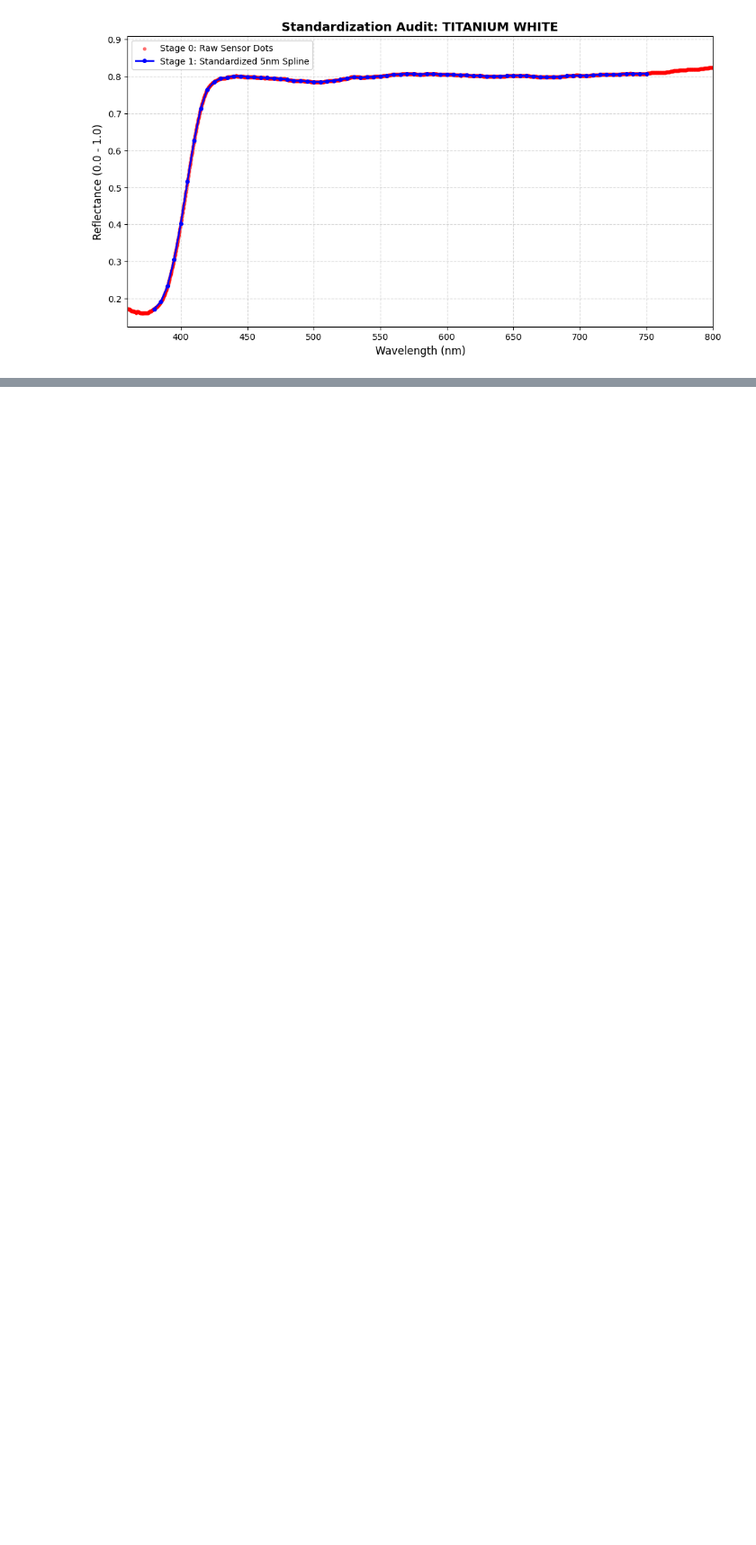
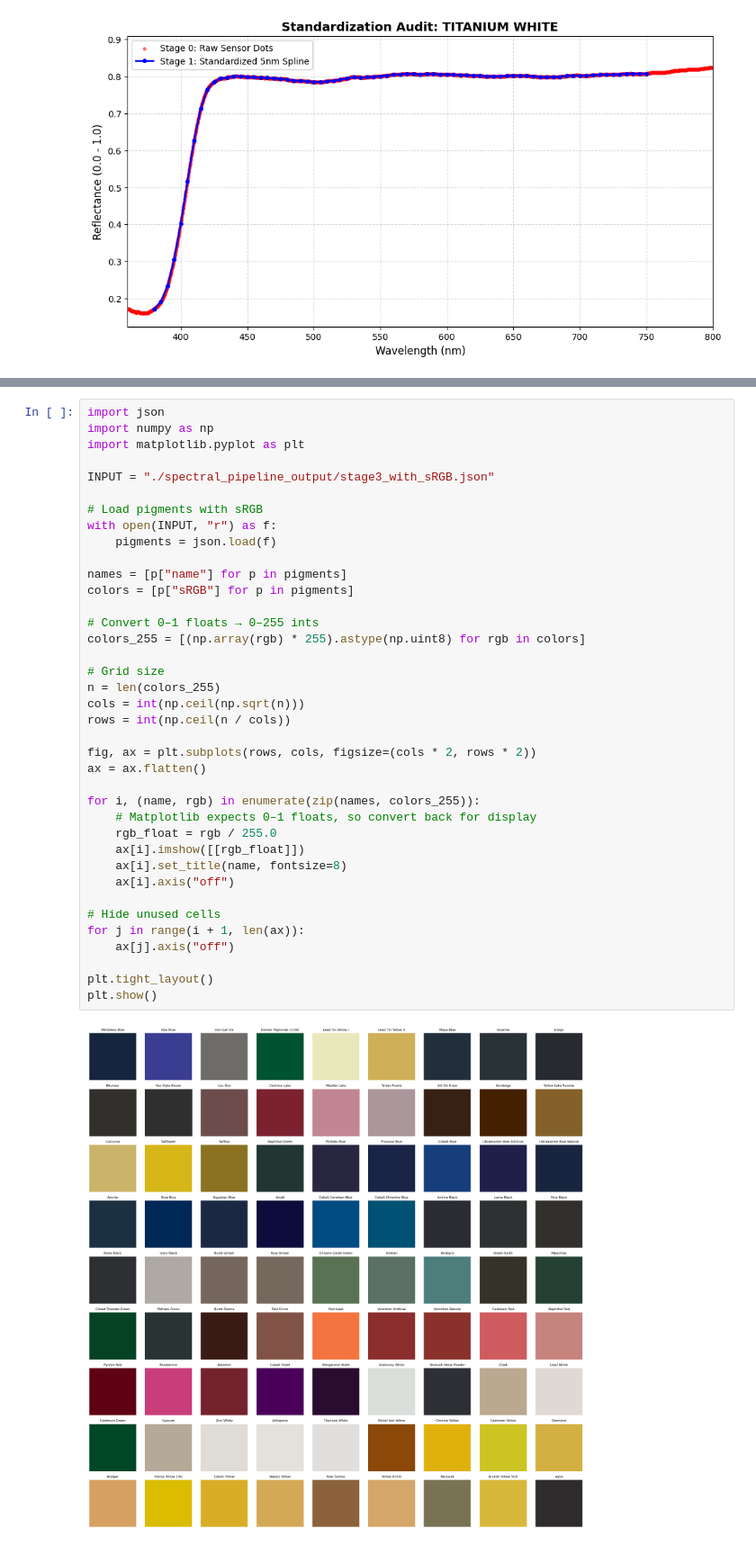
Before and after one commit to oren12321/ReflectanceCurvesDataset, a Jupyter notebook: spectral_pipeline_PoC.ipynb, the cells around one changed output, grey strips where cells are left out. Shown at 90% size. Drawn from its saved outputs; the diff is of its cells as text; blank space fills up the shorter version.

```diff
--- a/spectral_pipeline_PoC.ipynb
+++ b/spectral_pipeline_PoC.ipynb
@@ -569,0 +664,40 @@ visualize_pigment_grid("./spectral_pipeline_output/stage3_reflectance_from_KS.js
+# %%
+import json
+import numpy as np
+import matplotlib.pyplot as plt
+
+INPUT = "./spectral_pipeline_output/stage3_with_sRGB.json"
+
+# Load pigments with sRGB
+with open(INPUT, "r") as f:
+    pigments = json.load(f)
+
+names = [p["name"] for p in pigments]
+colors = [p["sRGB"] for p in pigments]
+
+# Convert 0–1 floats → 0–255 ints
+colors_255 = [(np.array(rgb) * 255).astype(np.uint8) for rgb in colors]
+
+# Grid size
+n = len(colors_255)
+cols = int(np.ceil(np.sqrt(n)))
+rows = int(np.ceil(n / cols))
+
+fig, ax = plt.subplots(rows, cols, figsize=(cols * 2, rows * 2))
+ax = ax.flatten()
+
+for i, (name, rgb) in enumerate(zip(names, colors_255)):
+    # Matplotlib expects 0–1 floats, so convert back for display
+    rgb_float = rgb / 255.0
+    ax[i].imshow([[rgb_float]])
+    ax[i].set_title(name, fontsize=8)
+    ax[i].axis("off")
+
+# Hide unused cells
+for j in range(i + 1, len(ax)):
+    ax[j].axis("off")
+
+plt.tight_layout()
+plt.show()
+# %% [output]
+[figure, added]
```
Also changed, not shown: parts of 9 cells of this notebook, 4 other files.
